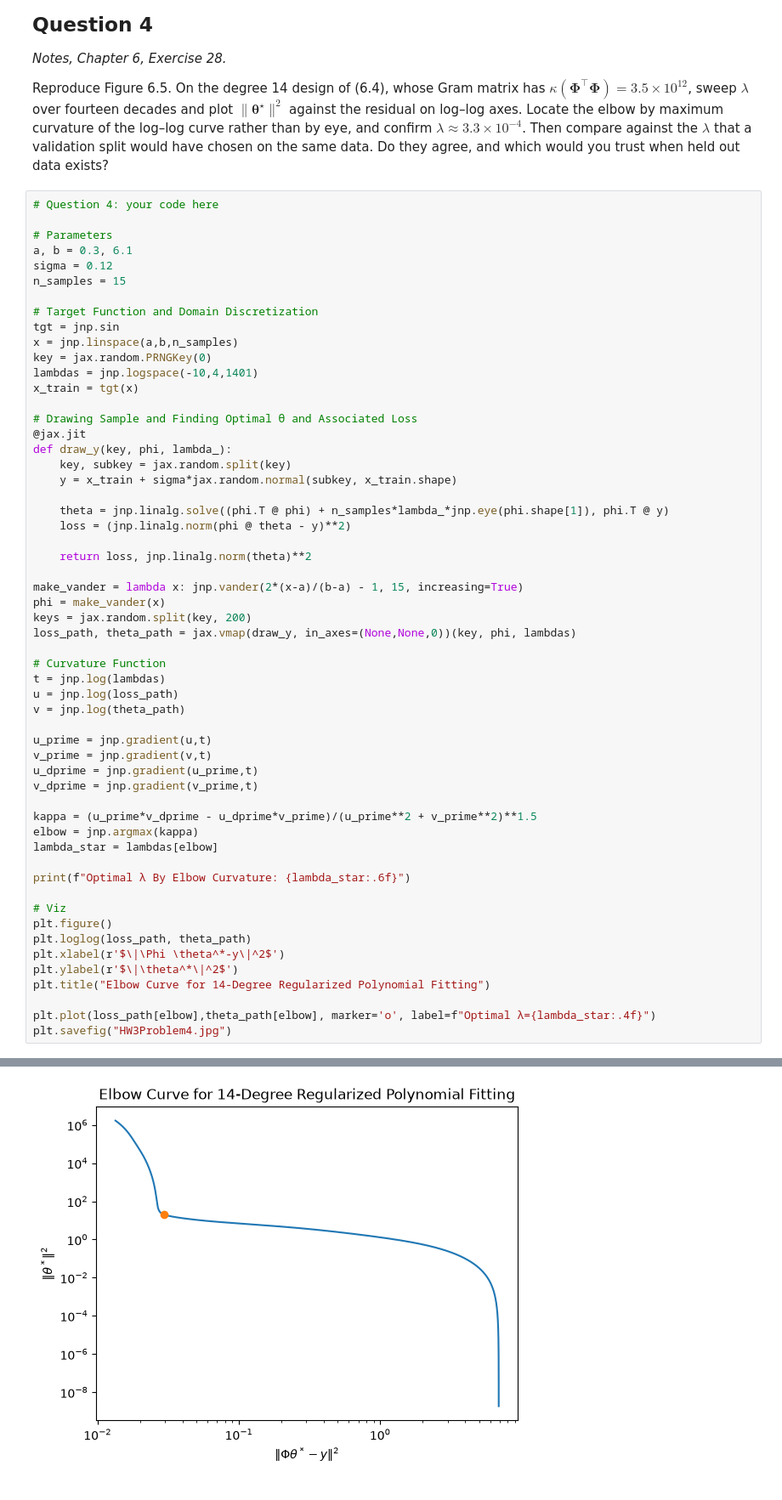
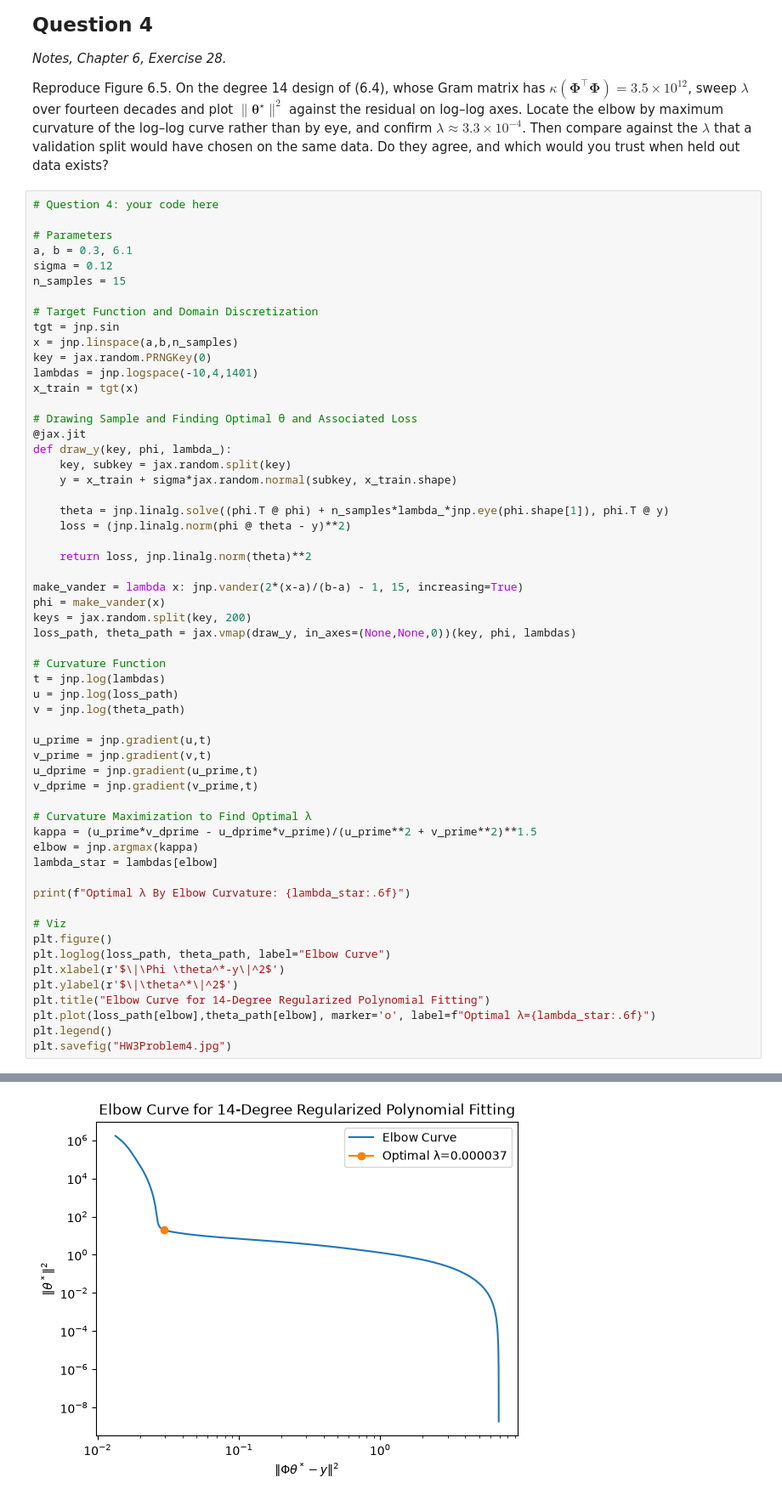
Before and after one commit to akhilghar/COE379L.1, a Jupyter notebook: HW3/Assignment_3-3.ipynb, the cells around one changed output, grey strips where cells are left out. Shown at 85% size. Saved outputs shown, nothing was run; the diff lists cells and outputs as text.

Commit message:
modified figures

```diff
--- a/HW3/Assignment_3-3.ipynb
+++ b/HW3/Assignment_3-3.ipynb
@@ -318,37 +318,38 @@ def draw_y(key, phi, lambda_):
 
 make_vander = lambda x: jnp.vander(2*(x-a)/(b-a) - 1, 15, increasing=True)
 phi = make_vander(x)
 keys = jax.random.split(key, 200)
 loss_path, theta_path = jax.vmap(draw_y, in_axes=(None,None,0))(key, phi, lambdas)
 
 # Curvature Function
 t = jnp.log(lambdas)
 u = jnp.log(loss_path)
 v = jnp.log(theta_path)
 
 u_prime = jnp.gradient(u,t)
 v_prime = jnp.gradient(v,t)
 u_dprime = jnp.gradient(u_prime,t)
 v_dprime = jnp.gradient(v_prime,t)
 
+# Curvature Maximization to Find Optimal λ
 kappa = (u_prime*v_dprime - u_dprime*v_prime)/(u_prime**2 + v_prime**2)**1.5
 elbow = jnp.argmax(kappa)
 lambda_star = lambdas[elbow]
 
 print(f"Optimal λ By Elbow Curvature: {lambda_star:.6f}")
 
 # Viz
 plt.figure()
-plt.loglog(loss_path, theta_path)
+plt.loglog(loss_path, theta_path, label="Elbow Curve")
 plt.xlabel(r'$\|\Phi \theta^*-y\|^2$')
 plt.ylabel(r'$\|\theta^*\|^2$')
 plt.title("Elbow Curve for 14-Degree Regularized Polynomial Fitting")
-
-plt.plot(loss_path[elbow],theta_path[elbow], marker='o', label=f"Optimal λ={lambda_star:.4f}")
+plt.plot(loss_path[elbow],theta_path[elbow], marker='o', label=f"Optimal λ={lambda_star:.6f}")
+plt.legend()
 plt.savefig("HW3Problem4.jpg")
 # %% [output]
 Optimal λ By Elbow Curvature: 0.000037
-[figure, old version]
+[figure, new version]
 # %% [markdown]
 ---
 
```
Also changed, not shown: parts of 3 cells of this notebook, 5 other files.
